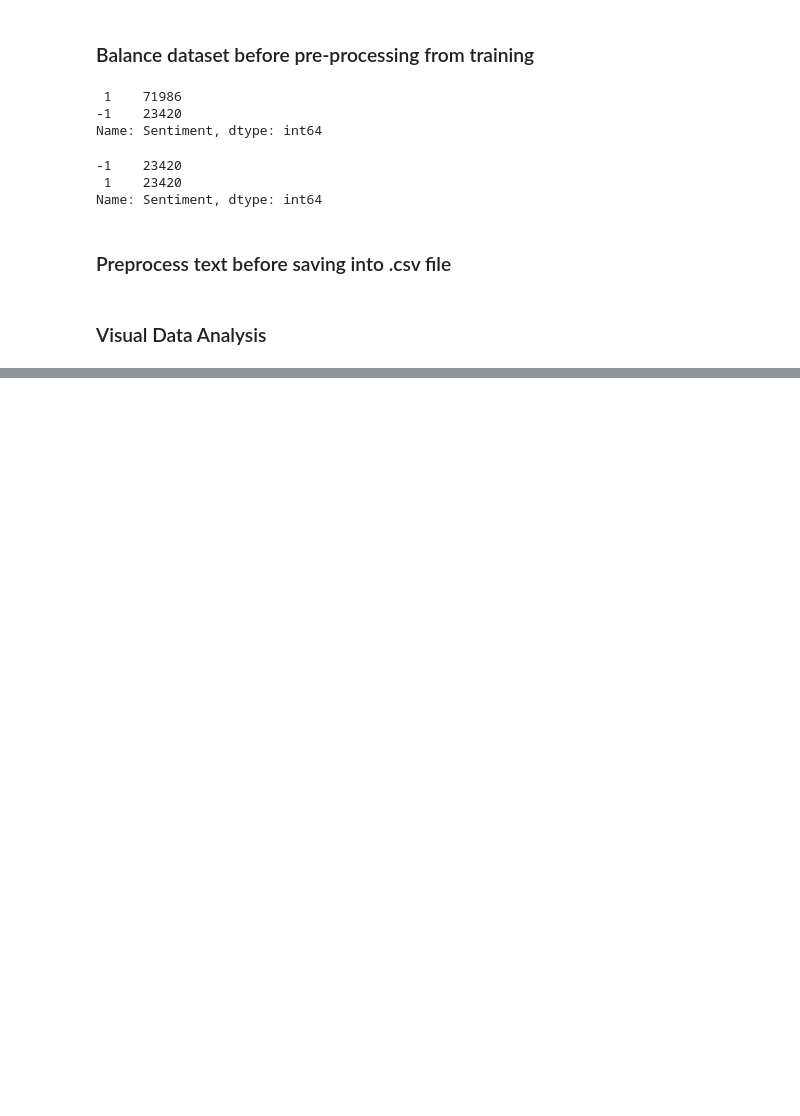
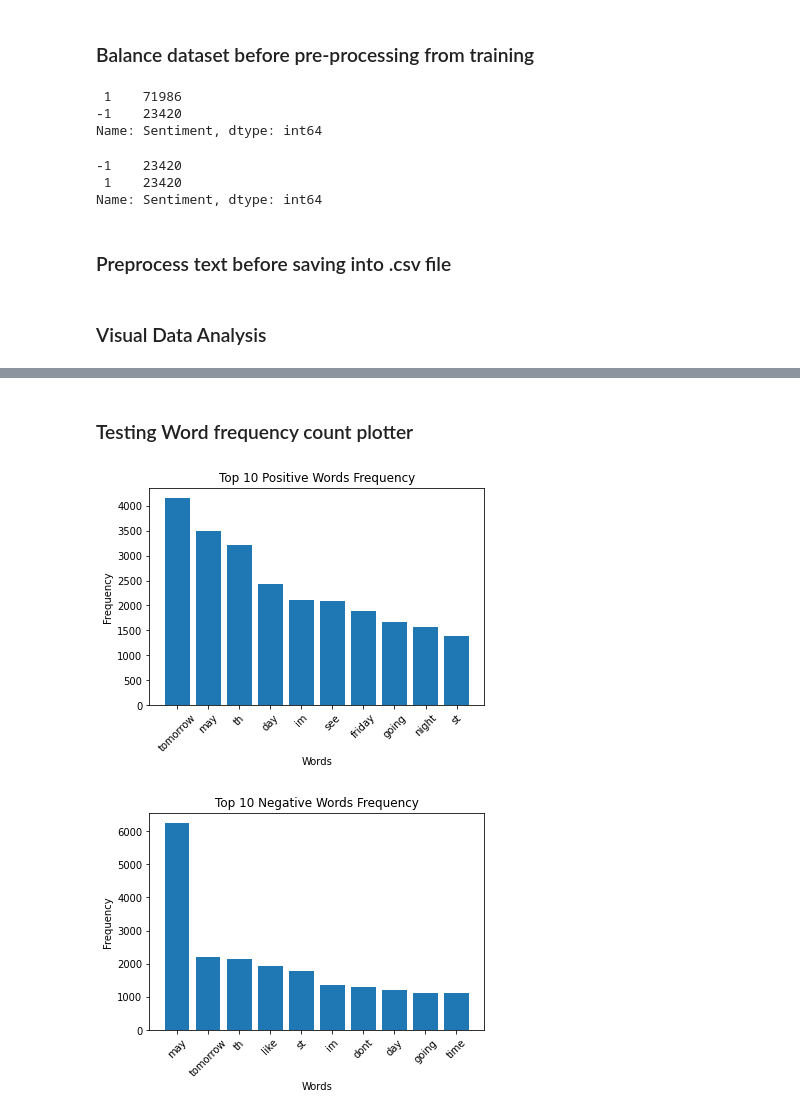
Before and after one commit to ASBattu/AWS_SageMaker, a Jupyter notebook: Final_Notebook_Data_Prep.ipynb, the cells around one changed output, grey strips where cells are left out. Saved outputs shown, nothing was run; the diff lists cells and outputs as text; code cells hidden in the pictures; blank space fills up the shorter version.

```diff
--- a/Final_Notebook_Data_Prep.ipynb
+++ b/Final_Notebook_Data_Prep.ipynb
@@ -120,0 +184,8 @@ balanced_data_dataframe['Sentiment'] = balanced_data_dataframe['Sentiment'].appl
+# %% [markdown]
+### Testing Word frequency count plotter
+# %%
+plot_word_frequency(all_positive_text,'Positive')
+plot_word_frequency(all_negative_text,'Negative')
+# %% [output]
+[figure, added]
+[figure, added]
```
Also changed, not shown: parts of 6 cells of this notebook, 1 other file.
